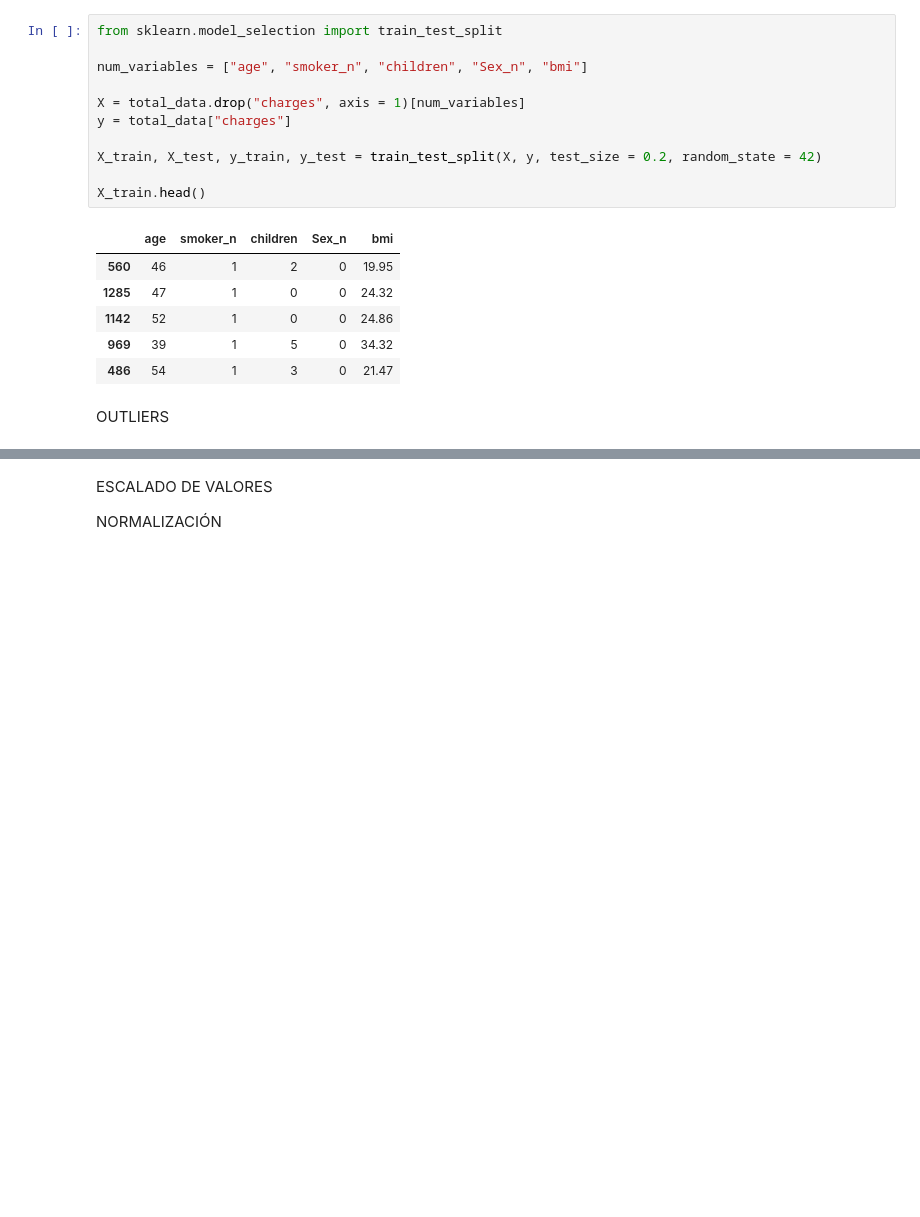
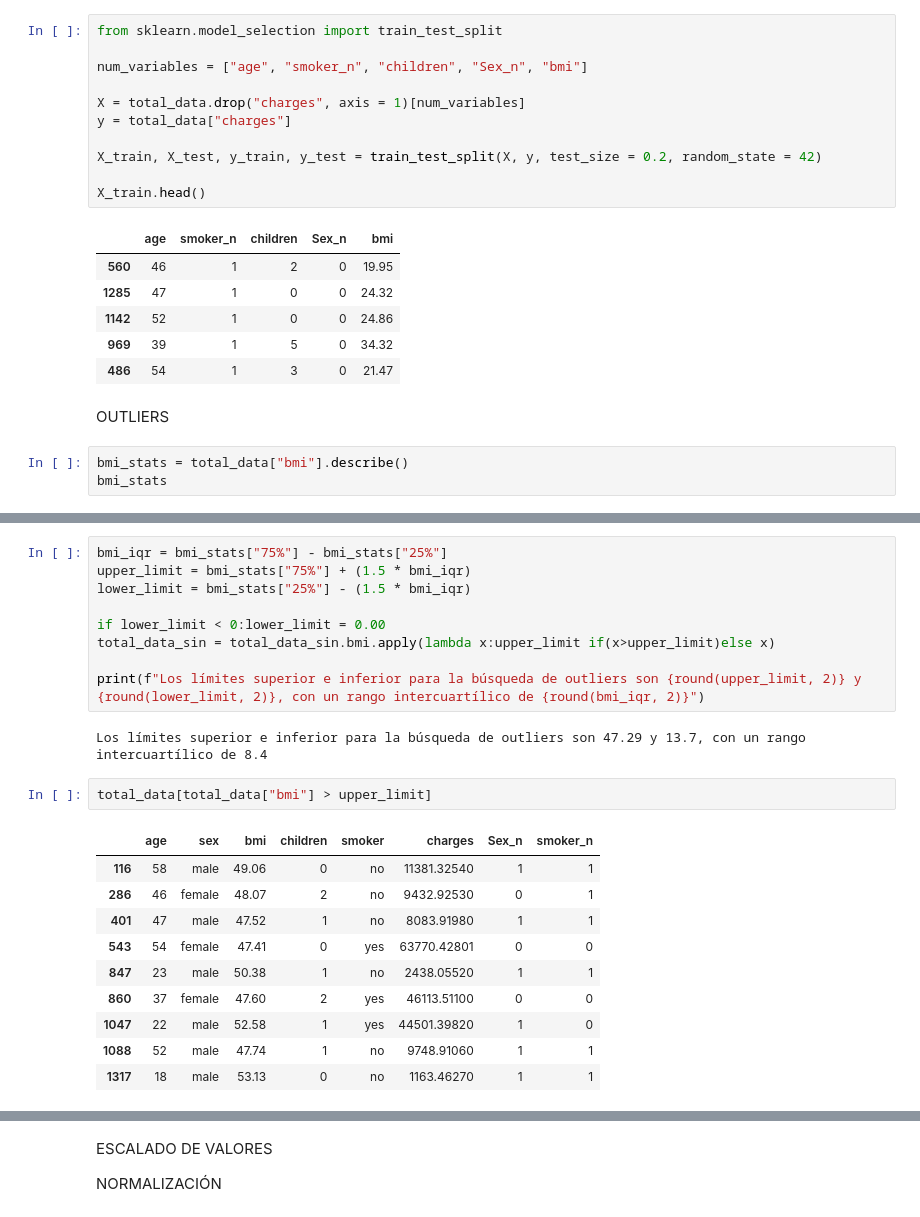
Before and after one commit to PuraCampos/Regresi-n-Lineal, a Jupyter notebook: src/explore.ipynb, the cells around one changed output, grey strips where cells are left out. Saved outputs shown, nothing was run; the diff lists cells and outputs as text; blank space fills up the shorter version.

```diff
--- a/src/explore.ipynb
+++ b/src/explore.ipynb
@@ -215,3 +215,6 @@ X_train.head()
 | 486 | 54 | 1 | 3 | 0 | 21.47 |
 # %% [markdown]
 OUTLIERS
+# %%
+bmi_stats = total_data["bmi"].describe()
+bmi_stats
@@ -217,0 +231,24 @@ OUTLIERS
+# %%
+bmi_iqr = bmi_stats["75%"] - bmi_stats["25%"]
+upper_limit = bmi_stats["75%"] + (1.5 * bmi_iqr)
+lower_limit = bmi_stats["25%"] - (1.5 * bmi_iqr)
+
+if lower_limit < 0:lower_limit = 0.00
+total_data_sin = total_data_sin.bmi.apply(lambda x:upper_limit if(x>upper_limit)else x)
+
+print(f"Los límites superior e inferior para la búsqueda de outliers son {round(upper_limit, 2)} y {round(lower_limit, 2)}, con un rango intercuartílico de {round(bmi_iqr, 2)}")
+# %% [output]
+Los límites superior e inferior para la búsqueda de outliers son 47.29 y 13.7, con un rango intercuartílico de 8.4
+# %%
+total_data[total_data["bmi"] > upper_limit]
+# %% [output]
+|  | age | sex | bmi | children | smoker | charges | Sex_n | smoker_n |
+| 116 | 58 | male | 49.06 | 0 | no | 11381.32540 | 1 | 1 |
+| 286 | 46 | female | 48.07 | 2 | no | 9432.92530 | 0 | 1 |
+| 401 | 47 | male | 47.52 | 1 | no | 8083.91980 | 1 | 1 |
+| 543 | 54 | female | 47.41 | 0 | yes | 63770.42801 | 0 | 0 |
+| 847 | 23 | male | 50.38 | 1 | no | 2438.05520 | 1 | 1 |
+| 860 | 37 | female | 47.60 | 2 | yes | 46113.51100 | 0 | 0 |
+| 1047 | 22 | male | 52.58 | 1 | yes | 44501.39820 | 1 | 0 |
+| 1088 | 52 | male | 47.74 | 1 | no | 9748.91060 | 1 | 1 |
+| 1317 | 18 | male | 53.13 | 0 | no | 1163.46270 | 1 | 1 |
```
Also changed, not shown: parts of 14 cells of this notebook, 11 other files.
